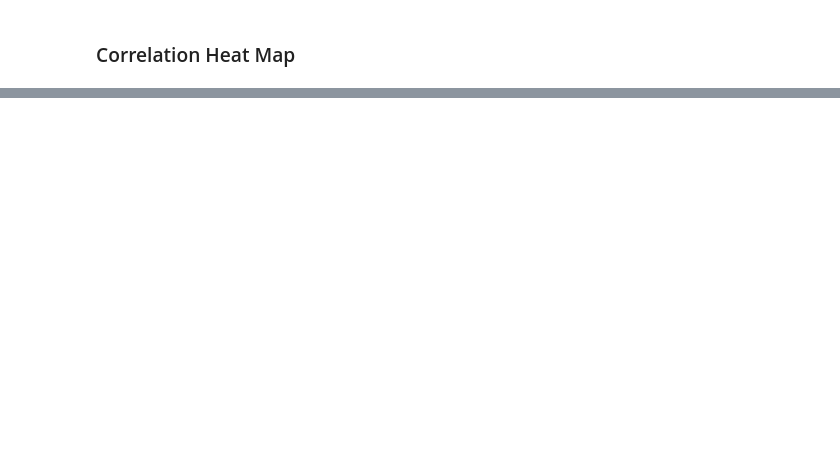
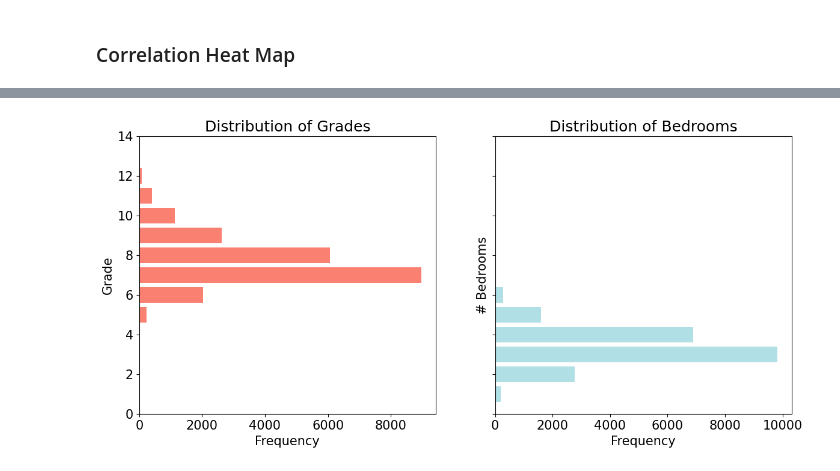
Before and after one commit to simonroebers/House_Sale_Prices, a Jupyter notebook: 1_EDA.ipynb, the cells around one changed output, grey strips where cells are left out. Drawn from its saved outputs; the diff is of its cells as text; code cells hidden in the pictures; blank space fills up the shorter version.

```diff
--- a/1_EDA.ipynb
+++ b/1_EDA.ipynb
@@ -157,0 +171,21 @@ plt.show()
+# %%
+fig, ax = plt.subplots(1, 2, figsize=(14, 6), sharey=True)
+
+grades_count = Counter(df['grade'])
+grade = pd.DataFrame(grades_count.most_common(), columns=['Grade', 'Count']).sort_values(by='Grade', ascending=True)
+ax[0].barh(grade['Grade'], grade['Count'], color='salmon')
+ax[0].set_title('Distribution of Grades')
+ax[0].set_xlabel('Frequency')
+ax[0].set_ylabel('Grade')
+
+bedroom_count = Counter(df['bedrooms'])
+bedrooms = pd.DataFrame(bedroom_count.most_common(), columns=['Bedrooms', 'Count']).sort_values(by='Bedrooms', ascending=True)
+ax[1].barh(bedrooms['Bedrooms'], bedrooms['Count'], color='powderblue')
+ax[1].set_title('Distribution of Bedrooms')
+ax[1].set_xlabel('Frequency')
+ax[1].set_ylabel('# Bedrooms')
+
+plt.ylim(0, 14)
+plt.show()
+# %% [output]
+[figure, added]
```
Also changed, not shown: parts of 16 cells of this notebook.
